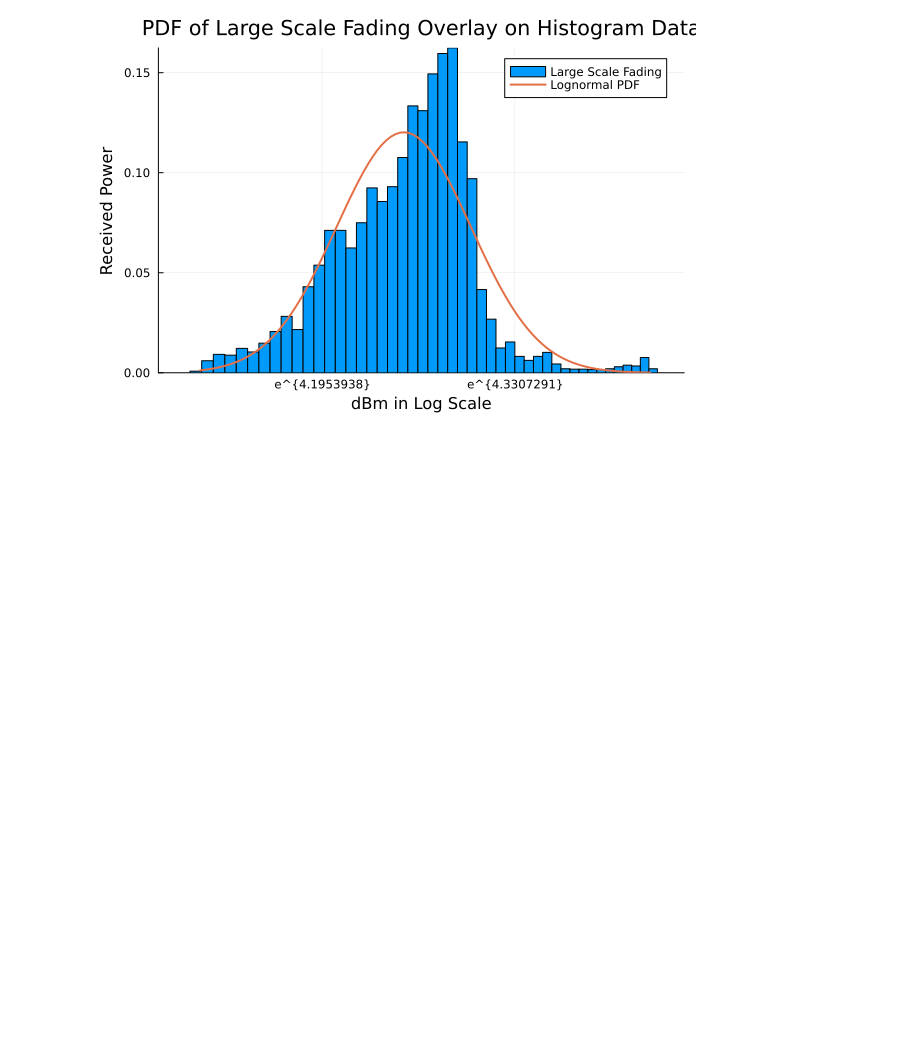
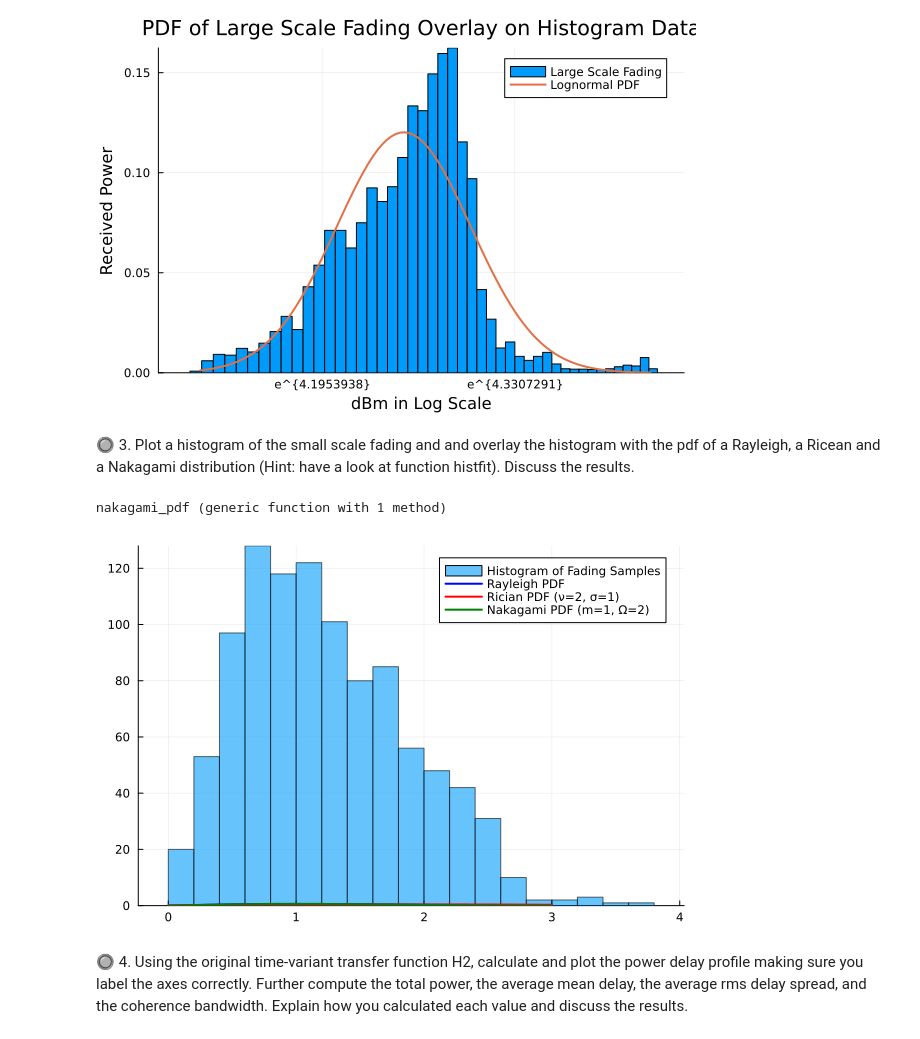
Before and after one commit to setrar/RADIO, a Jupyter notebook: Assignements/2/REPORT.ipynb, the cells around one changed output. Cells and saved outputs as stored; diff of their text form; code cells hidden in the pictures; blank space fills up the shorter version.

```diff
--- a/Assignements/2/REPORT.ipynb
+++ b/Assignements/2/REPORT.ipynb
@@ -72,3 +73,5 @@ ylabel!("Received Power")
 title!("PDF of Large Scale Fading Overlay on Histogram Data")
 # %% [output]
 [figure]
+# %% [markdown]
+&#x1F518; 3. Plot a histogram of the small scale fading and and overlay the histogram with the pdf of a Rayleigh, a Ricean and a Nakagami distribution (Hint: have a look at function histfit). Discuss the results.
@@ -74,0 +80,39 @@ title!("PDF of Large Scale Fading Overlay on Histogram Data")
+# %%
+function nakagami_pdf(x, m, omega)
+    scale = (2 * m^m) / (gamma(m) * omega^m)
+    return scale * x^(2 * m - 1) * exp(- (m / omega) * x^2)
+end
+# %% [output]
+nakagami_pdf (generic function with 1 method)
+# %%
+# Generate small-scale fading samples using a Rayleigh distribution
+rayleigh_dist = Rayleigh(1)
+fading_samples = rand(rayleigh_dist, 1000)
+
+# Plot histogram of fading samples
+histogram(fading_samples
+    , bins=30
+    , normalization=:pdf
+    , alpha=0.6
+    , label="Histogram of Fading Samples"
+)
+
+# Rayleigh PDF
+x_vals = 0:0.01:3
+rayleigh_pdf = pdf.(Rayleigh(1), x_vals)
+plot!(x_vals, rayleigh_pdf, line=(2, :blue), label="Rayleigh PDF")
+
+# Rician PDF (previously corrected from Ricean)
+rician_pdf = pdf.(Rician(2, 1), x_vals)
+plot!(x_vals, rician_pdf, line=(2, :red), label="Rician PDF (ν=2, σ=1)")
+
+# Nakagami PDF (custom definition)
+nakagami_pdf_vals = nakagami_pdf.(x_vals, 1, 2)  # Using m=1, ω=2
+plot!(x_vals, nakagami_pdf_vals, line=(2, :green), label="Nakagami PDF (m=1, Ω=2)")
+
+# Show the plot
+display(plot!())
+# %% [output]
+[figure, added]
+# %% [markdown]
+&#x1F518; 4. Using the original time-variant transfer function H2, calculate and plot the power delay profile making sure you label the axes correctly. Further compute the total power, the average mean delay, the average rms delay spread, and the coherence bandwidth. Explain how you calculated each value and discuss the results.
```
Also changed, not shown: parts of 5 cells of this notebook, 1 other file.
